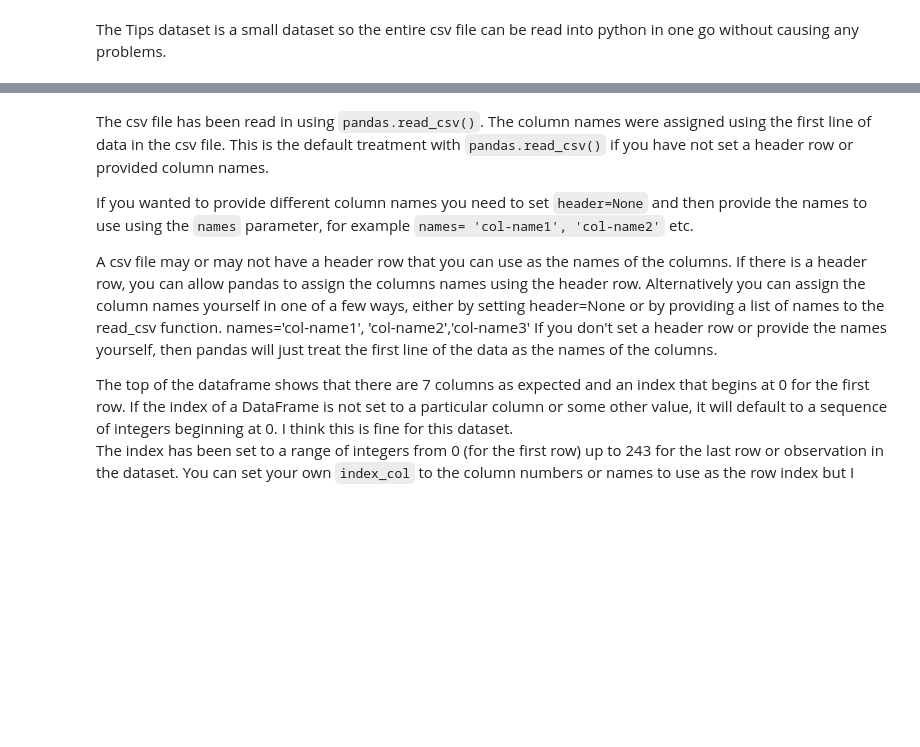
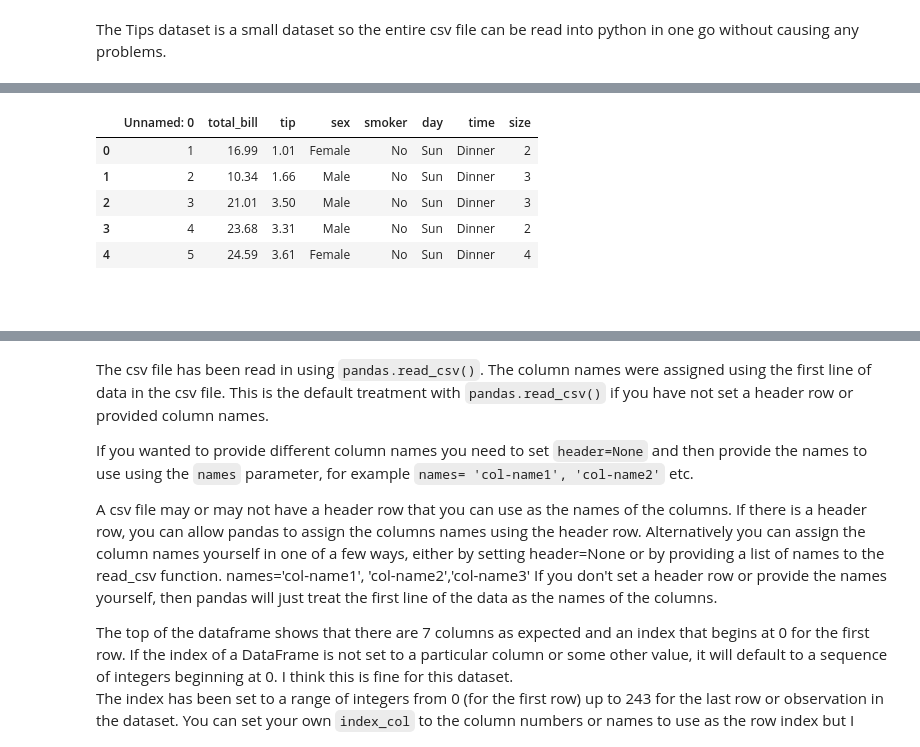
Before and after one commit to angela1C/Fundamentals-of-Data-Analysis-Project-2019, a Jupyter notebook: tips-project.ipynb, the cells around one changed output, grey strips where cells are left out. Drawn from its saved outputs; the diff is of its cells as text; code cells hidden in the pictures; blank space fills up the shorter version.

Commit message:
overview of the tips dataset and reading in the csv file

```diff
--- a/tips-project.ipynb
+++ b/tips-project.ipynb
@@ -197,3 +198,8 @@ csv_url = 'https://raw.githubusercontent.com/mwaskom/seaborn-data/master/tips.cs
       # using the attribute information as the column names
 #col_names = ['Sepal_Length','Sepal_Width','Petal_Length','Petal_Width','Class']
 df =  pd.read_csv(csv_url)  ## creata a DataFrame named df from reading in the csv file from a URL
+# %%
+csv_url2 = 'http://vincentarelbundock.github.io/Rdatasets/csv/reshape2/tips.csv'
+      # using the attribute information as the column names
+#col_names = ['Sepal_Length','Sepal_Width','Petal_Length','Petal_Width','Class']
+df2 =  pd.read_csv(csv_url2)  ## creata a DataFrame named df from reading in the csv file from a URL
@@ -200,3 +215,14 @@ df =  pd.read_csv(csv_url)  ## creata a DataFrame named df from reading in the c
+# %%
+df2.head()
+# %% [output]
+|  | Unnamed: 0 | total_bill | tip | sex | smoker | day | time | size |
+| 0 | 1 | 16.99 | 1.01 | Female | No | Sun | Dinner | 2 |
+| 1 | 2 | 10.34 | 1.66 | Male | No | Sun | Dinner | 3 |
+| 2 | 3 | 21.01 | 3.50 | Male | No | Sun | Dinner | 3 |
+| 3 | 4 | 23.68 | 3.31 | Male | No | Sun | Dinner | 2 |
+| 4 | 5 | 24.59 | 3.61 | Female | No | Sun | Dinner | 4 |
+# %% [markdown]
+##
 # %% [markdown]
 ***
 <a id="exploring"></a>
```
Also changed, not shown: parts of 18 cells of this notebook, 1 other file.
